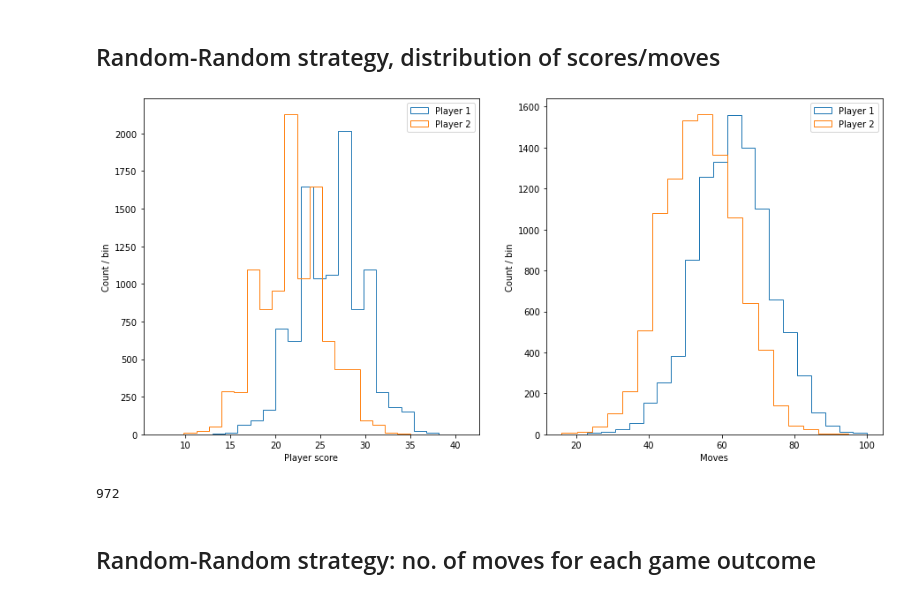
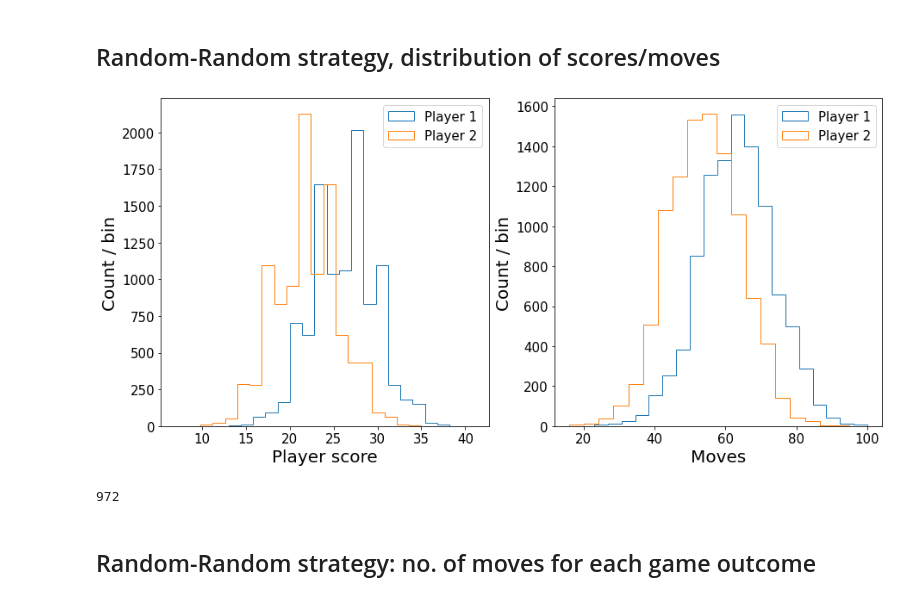
Before and after one commit to sdysch/mancala, a Jupyter notebook: analysis/plots.ipynb, the cells around one changed output. Cells and saved outputs as stored; diff of their text form; code cells hidden in the pictures.

```diff
--- a/analysis/plots.ipynb
+++ b/analysis/plots.ipynb
@@ -32,23 +32,35 @@ Many duplicates, reduce number of simulations
 # %%
 view = data[ (data['player_one_strategy'] == 'random') & (data['player_two_strategy'] == 'random') ]
 fig, ax = plt.subplots(1, 2, figsize=(15, 7))
 ax[0].hist(view['player_1_score'], label='Player 1', bins=20, histtype='step')
 ax[0].hist(view['player_2_score'], label='Player 2', bins=20, histtype='step')
-ax[0].set_xlabel('Player score')
-ax[0].set_ylabel('Count / bin')
-ax[0].legend()
+
+ax[0].set_xlabel('Player score', fontsize=20)
+ax[0].set_ylabel('Count / bin', fontsize=20)
+ax[0].tick_params(axis='x', labelsize=15)
+ax[0].tick_params(axis='y', labelsize=15)
+
+ax[0].legend(fontsize=15)
 
 ax[1].hist(view['player_1_moves'], bins=20, histtype='step', label='Player 1')
 ax[1].hist(view['player_2_moves'], bins=20, histtype='step', label='Player 2')
-ax[1].set_xlabel('Moves')
-ax[1].set_ylabel('Count / bin')
-ax[1].legend()
+
+ax[1].set_xlabel('Moves', fontsize=20)
+ax[1].set_ylabel('Count / bin', fontsize=20)
+ax[1].tick_params(axis='x', labelsize=15)
+ax[1].tick_params(axis='y', labelsize=15)
+
+ax[1].legend(fontsize=15)
+
 
 plt.show()
 
+fig.savefig('../plots/random_random_nmoves_score.pdf')
+fig.savefig('../plots/random_random_nmoves_score.png')
+
 view.duplicated().sum()
 # %% [output]
-[figure, old version]
+[figure, new version]
 972
 # %% [markdown]
 ## Random-Random strategy: no. of moves for each game outcome
```
Also changed, not shown: parts of 3 cells of this notebook, 25 other files.
